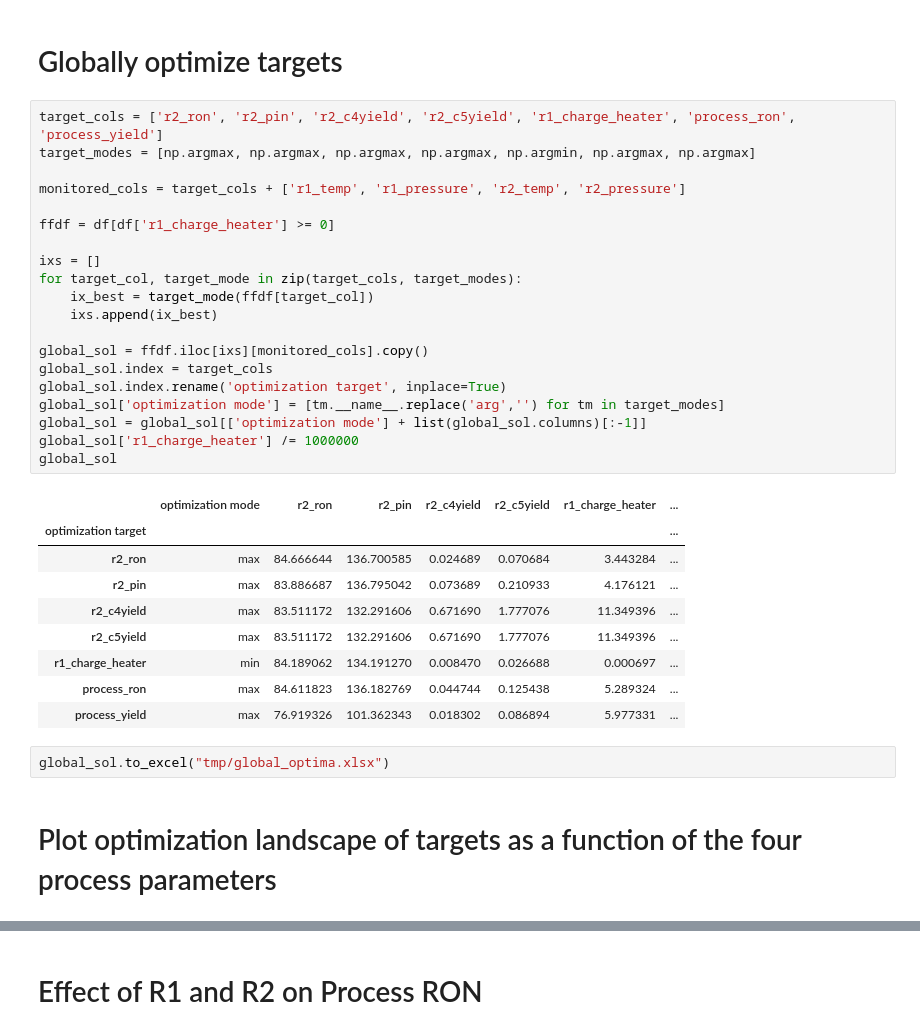
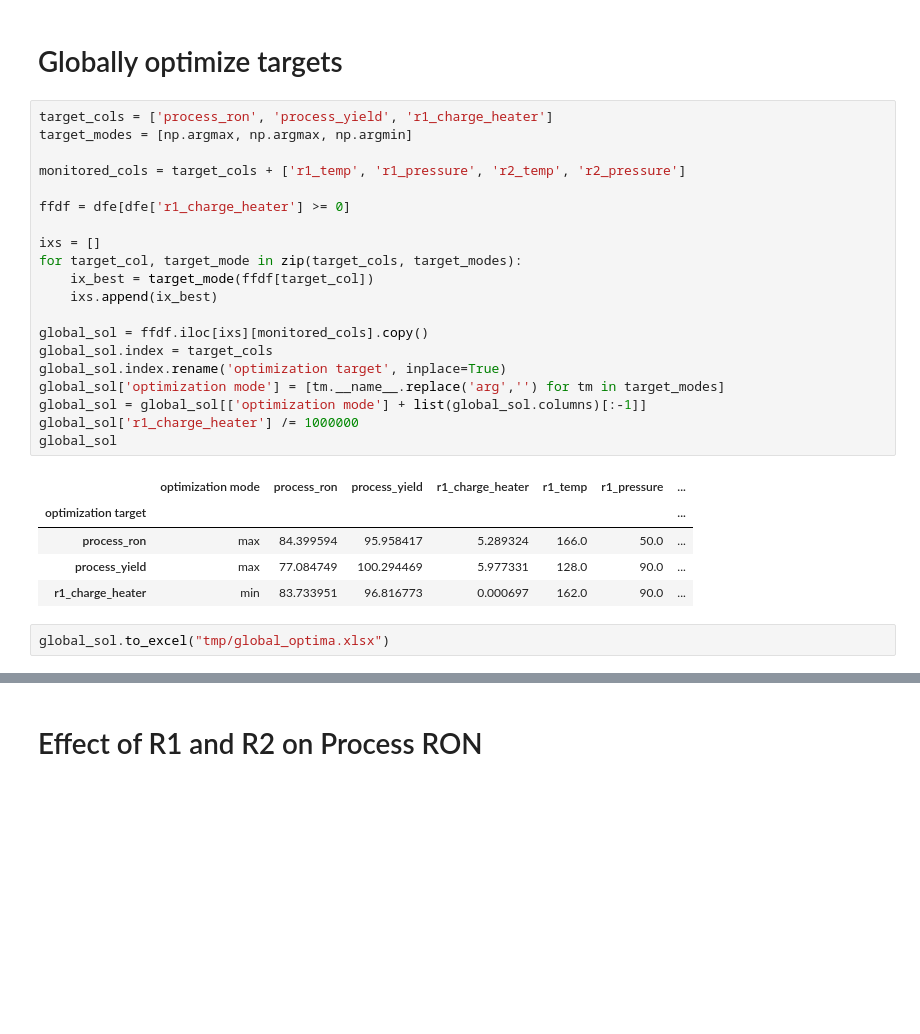
Before and after one commit to KISRDevelopment/iso-exploration, a Jupyter notebook: global_optima.ipynb, the cells around one changed output, grey strips where cells are left out. Saved outputs shown, nothing was run; the diff lists cells and outputs as text; blank space fills up the shorter version.

```diff
--- a/global_optima.ipynb
+++ b/global_optima.ipynb
@@ -188,36 +167,30 @@ for outlet in ['r2', 'process']:
 # %% [markdown]
 # Globally optimize targets
 # %%
-target_cols = ['r2_ron', 'r2_pin', 'r2_c4yield', 'r2_c5yield', 'r1_charge_heater', 'process_ron', 'process_yield']
-target_modes = [np.argmax, np.argmax, np.argmax, np.argmax, np.argmin, np.argmax, np.argmax]
+target_cols = ['process_ron', 'process_yield', 'r1_charge_heater']
+target_modes = [np.argmax, np.argmax, np.argmin]
 
 monitored_cols = target_cols + ['r1_temp', 'r1_pressure', 'r2_temp', 'r2_pressure']
 
-ffdf = df[df['r1_charge_heater'] >= 0]
+ffdf = dfe[dfe['r1_charge_heater'] >= 0]
 
 ixs = []
 for target_col, target_mode in zip(target_cols, target_modes):
     ix_best = target_mode(ffdf[target_col])
     ixs.append(ix_best)
 
 global_sol = ffdf.iloc[ixs][monitored_cols].copy()
 global_sol.index = target_cols
 global_sol.index.rename('optimization target', inplace=True)
 global_sol['optimization mode'] = [tm.__name__.replace('arg','') for tm in target_modes]
 global_sol = global_sol[['optimization mode'] + list(global_sol.columns)[:-1]]
 global_sol['r1_charge_heater'] /= 1000000
 global_sol
 # %% [output]
-|  | optimization mode | r2_ron | r2_pin | r2_c4yield | r2_c5yield | r1_charge_heater | ... |
+|  | optimization mode | process_ron | process_yield | r1_charge_heater | r1_temp | r1_pressure | ... |
 | optimization target |  |  |  |  |  |  | ... |
-| r2_ron | max | 84.666644 | 136.700585 | 0.024689 | 0.070684 | 3.443284 | ... |
-| r2_pin | max | 83.886687 | 136.795042 | 0.073689 | 0.210933 | 4.176121 | ... |
-| r2_c4yield | max | 83.511172 | 132.291606 | 0.671690 | 1.777076 | 11.349396 | ... |
-| r2_c5yield | max | 83.511172 | 132.291606 | 0.671690 | 1.777076 | 11.349396 | ... |
-| r1_charge_heater | min | 84.189062 | 134.191270 | 0.008470 | 0.026688 | 0.000697 | ... |
-| process_ron | max | 84.611823 | 136.182769 | 0.044744 | 0.125438 | 5.289324 | ... |
-| process_yield | max | 76.919326 | 101.362343 | 0.018302 | 0.086894 | 5.977331 | ... |
+| process_ron | max | 84.399594 | 95.958417 | 5.289324 | 166.0 | 50.0 | ... |
+| process_yield | max | 77.084749 | 100.294469 | 5.977331 | 128.0 | 90.0 | ... |
+| r1_charge_heater | min | 83.733951 | 96.816773 | 0.000697 | 162.0 | 90.0 | ... |
 # %%
 global_sol.to_excel("tmp/global_optima.xlsx")
-# %% [markdown]
-# Plot optimization landscape of targets as a function of the four process parameters
```
Also changed, not shown: parts of 16 cells of this notebook, 2 other files.
